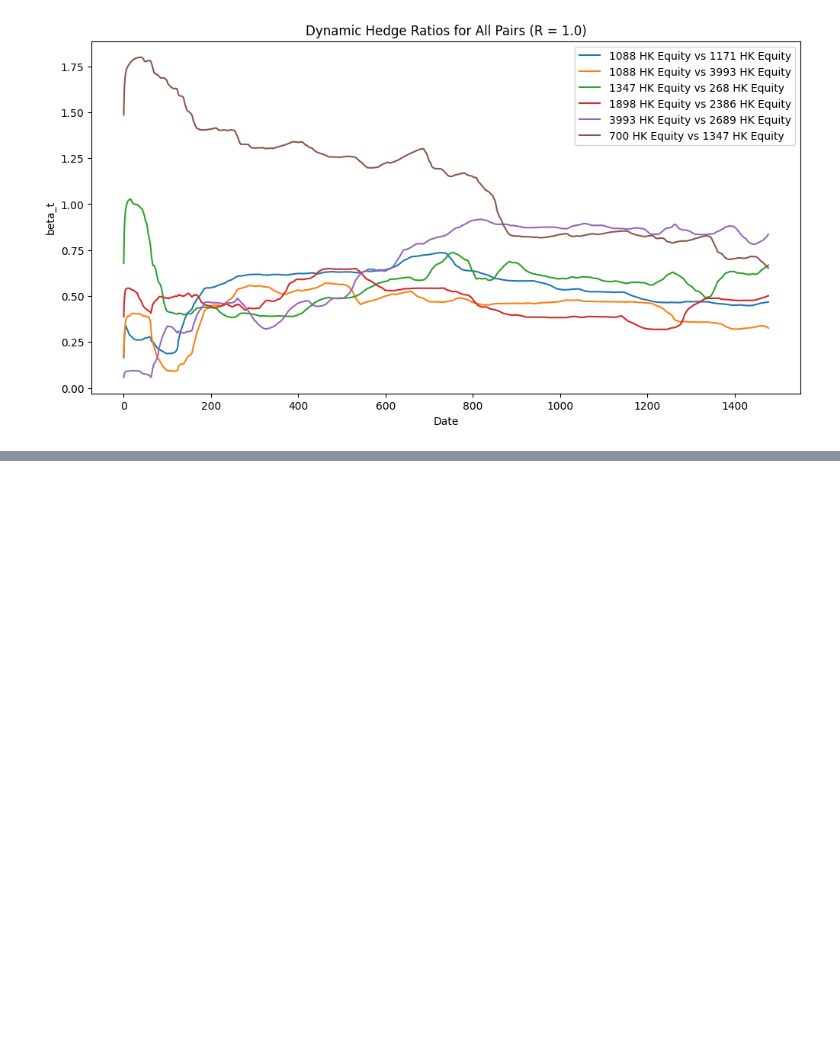
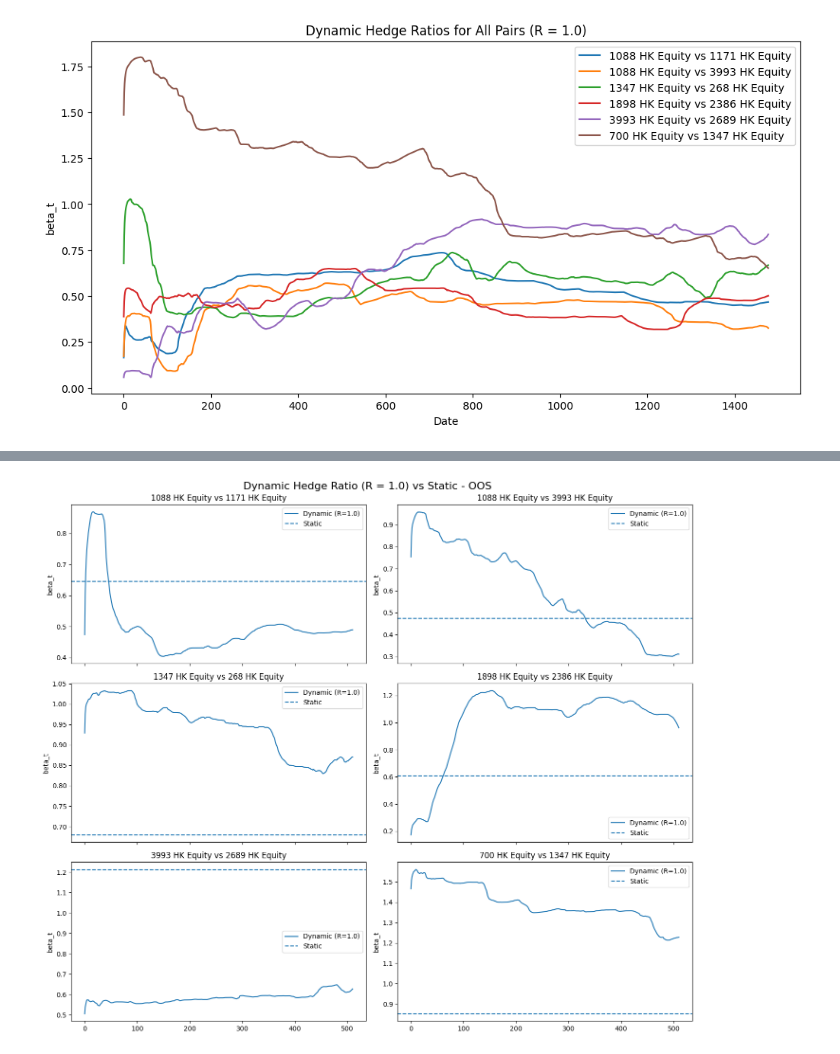
Before and after one commit to hivan04/applied-project-06039211, a Jupyter notebook: notebooks/3_pairs_strategy.ipynb, the cells around one changed output, grey strips where cells are left out. Cells and saved outputs as stored; diff of their text form; code cells hidden in the pictures; blank space fills up the shorter version.

```diff
--- a/notebooks/3_pairs_strategy.ipynb
+++ b/notebooks/3_pairs_strategy.ipynb
@@ -283,0 +425,32 @@ with open("/Users/ivanhung/Documents/GitHub/applied-project-06039211/data/dictio
+# %%
+pair_names_oos = sorted(set(pair_name for pair_name, r in dynamic_details_is.keys()))
+
+fig, axes = plt.subplots(3, 2, figsize=(14, 12), sharex=True)
+axes = axes.flatten()
+
+for i, pair_name in enumerate(pair_names_oos):
+    ax = axes[i]
+
+    r = 1.0
+    key = (pair_name, r)
+
+    if key in dynamic_details_oos:
+        dynamic_details_oos[key]["beta_t"].plot(ax=ax, label="Dynamic (R=1.0)")
+
+    # static beta line
+    static_beta = static_results_df.loc[
+        static_results_df["pair"] == pair_name,
+        "beta"
+    ].iloc[0]
+
+    ax.axhline(static_beta, linestyle="--", label="Static")
+
+    ax.set_title(pair_name)
+    ax.set_ylabel("beta_t")
+    ax.legend()
+
+plt.suptitle("Dynamic Hedge Ratio (R = 1.0) vs Static - OOS", fontsize=16)
+plt.tight_layout()
+plt.show()
+# %% [output]
+[figure, added]
```
Also changed, not shown: parts of 23 cells of this notebook, 4 other files.
